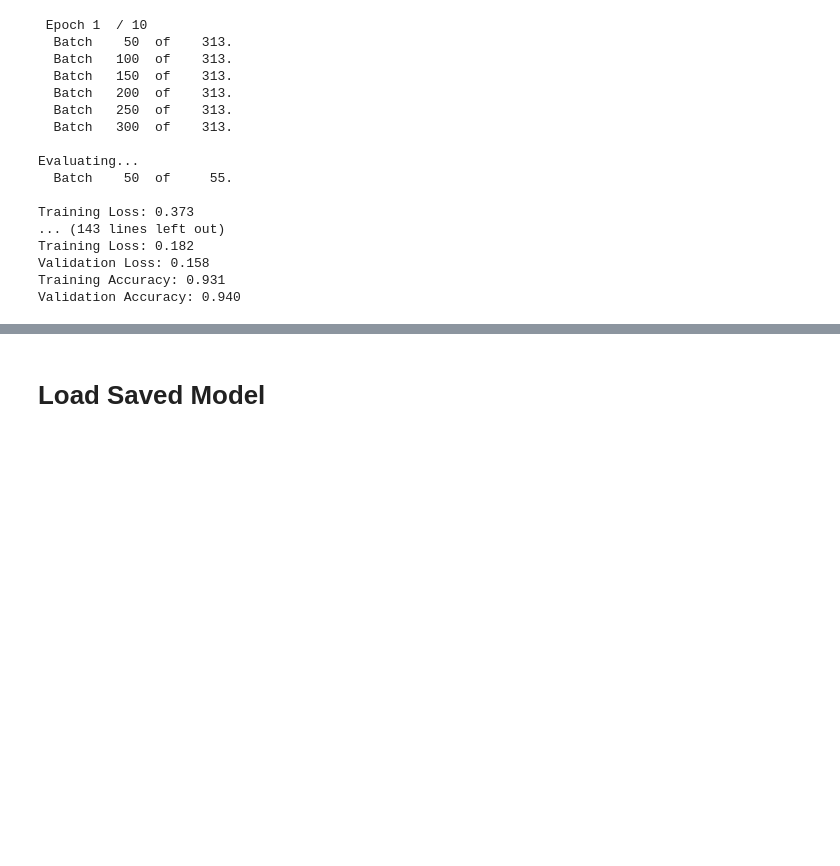
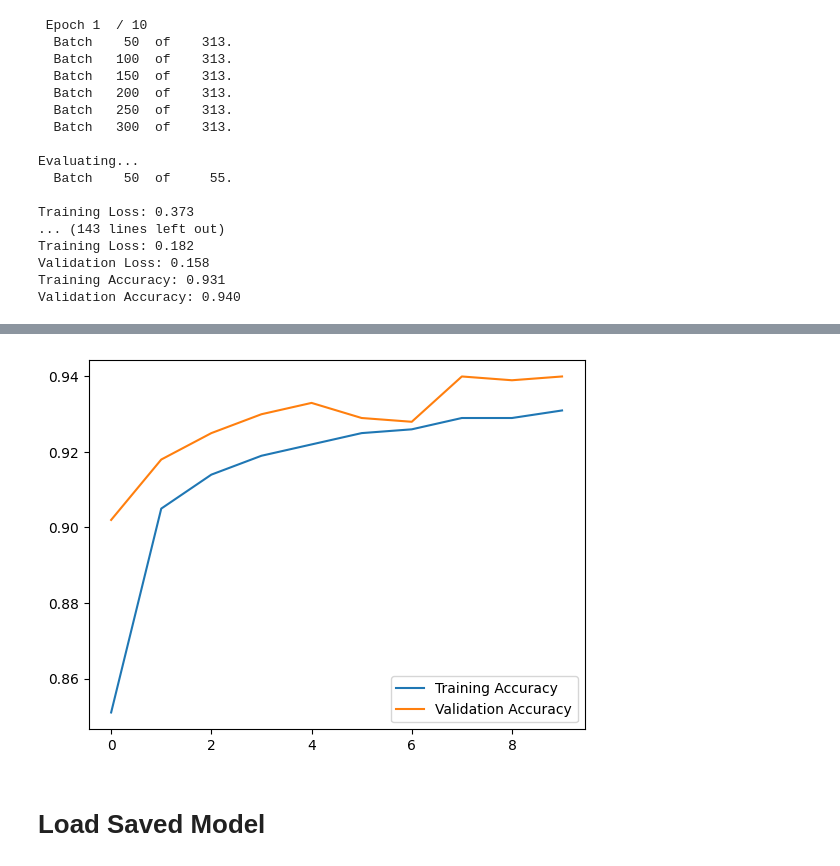
Before and after one commit to yjiahao/Humor-Detection, a Jupyter notebook: Finetuning_BERT.ipynb, the cells around one changed output, grey strips where cells are left out. Cells and saved outputs as stored; diff of their text form; code cells hidden in the pictures; blank space fills up the shorter version.

```diff
--- a/Finetuning_BERT.ipynb
+++ b/Finetuning_BERT.ipynb
@@ -475,3 +495,15 @@ Validation Accuracy: 0.940
+# %%
+# plot training and validation accuracies
+
+plt.plot(train_accuracies, label='Training Accuracy')
+plt.plot(val_accuracies, label='Validation Accuracy')
+
+plt.legend(['Training Accuracy', 'Validation Accuracy'])
+plt.show()
+
+plt.show()
+# %% [output]
+[figure, added]
 # %% [markdown]
 # Load Saved Model
 # %%
```
Also changed, not shown: parts of 3 cells of this notebook, 1 other file.
